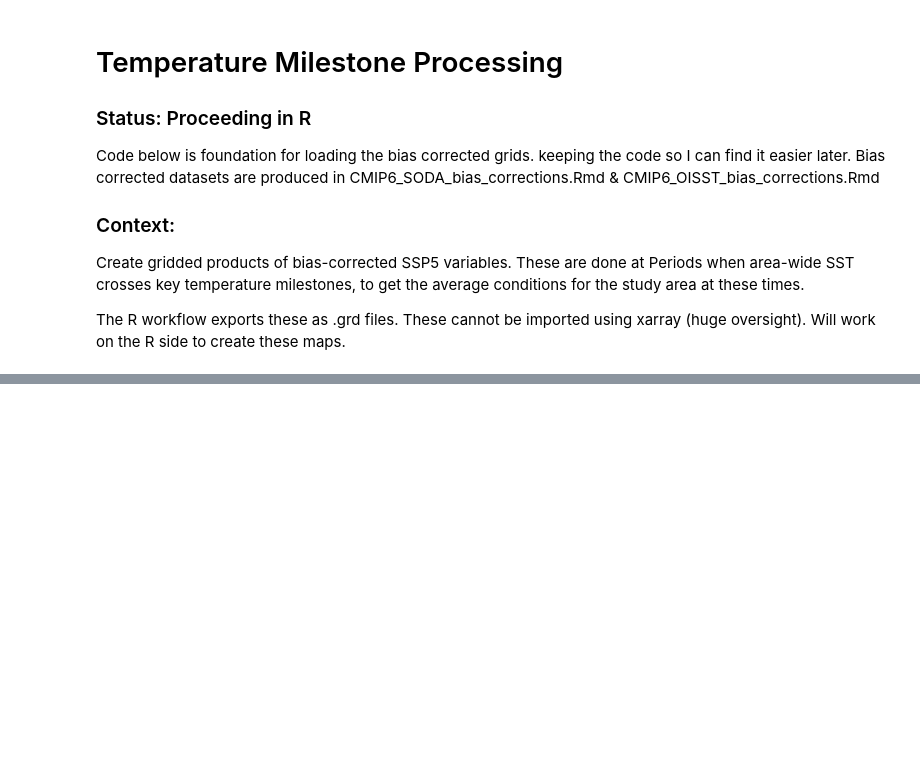
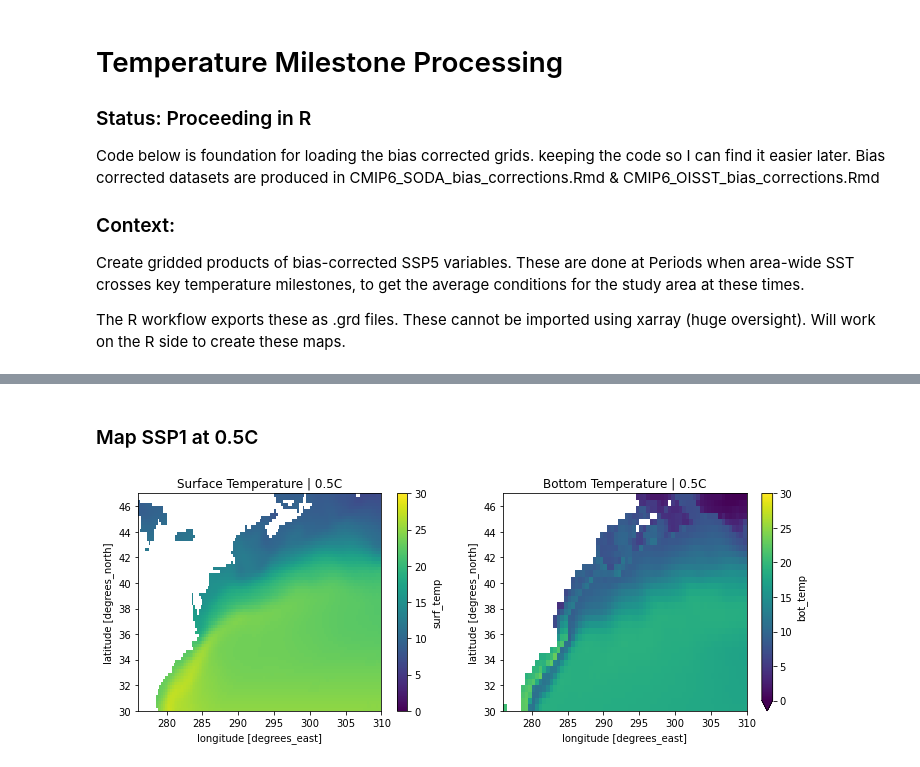
Before and after one commit to adamkemberling/sdm_workflow, a Jupyter notebook: CMIP6_processing/temperature_milestone_conditions.ipynb, the cells around one changed output, grey strips where cells are left out. Drawn from its saved outputs; the diff is of its cells as text; code cells hidden in the pictures; blank space fills up the shorter version.

```diff
--- a/CMIP6_processing/temperature_milestone_conditions.ipynb
+++ b/CMIP6_processing/temperature_milestone_conditions.ipynb
@@ -27,9 +29,9 @@ ssp5_path = f"{cmip_root}/SSP5_85/BiasCorrected/EnsembleData/"
 # Data Loading
 
 # SSP1 Bias Corrected
-ssp1_stemp = xr.open_dataset(f"{ssp1_path}surf_temp/surf_temp_OISST_bias_corrected_mean.nc")
-ssp1_btemp = xr.open_dataset(f"{ssp1_path}bot_temp/bot_temp_SODA_bias_corrected_mean.nc")
+ssp1_stemp = xr.open_dataset(f"{ssp1_path}BiasCorrected/EnsembleData/surf_temp/surf_temp_OISST_bias_corrected_mean.nc").drop("crs").rename({"sst" : "surf_temp"})
+ssp1_btemp = xr.open_dataset(f"{ssp1_path}BiasCorrected/EnsembleData/bot_temp/bot_temp_SODA_bias_corrected_mean.nc").drop("crs")
 
 # SSP5 Bias Corrected
-ssp5_stemp = xr.open_dataset(f"{ssp5_path}surf_temp/surf_temp_OISST_bias_corrected_mean.nc")
-ssp5_btemp = xr.open_dataset(f"{ssp5_path}bot_temp/bot_temp_SODA_bias_corrected_mean.nc")
+ssp5_stemp = xr.open_dataset(f"{ssp5_path}BiasCorrected/EnsembleData/surf_temp/surf_temp_OISST_bias_corrected_mean.nc").drop("crs").rename({"sst" : "surf_temp"})
+ssp5_btemp = xr.open_dataset(f"{ssp5_path}BiasCorrected/EnsembleData/bot_temp/bot_temp_SODA_bias_corrected_mean.nc").drop("crs")
@@ -62,0 +97,4 @@ ssp1_05C = ssp1_full.sel(time = slice("2048-01-01", "2052-12-31")).mean(dim = "t
+# %%
+# Slicing SSP1
+ssp1_05C_stemp = ssp1_stemp.sel(time = slice("2048-01-01", "2052-12-31"), longitude = slice(360-84, 360-50), latitude = slice(47, 30)).mean(dim = "time")
+ssp1_05C_btemp = ssp1_btemp.sel(time = slice("2048-01-01", "2052-12-31"), longitude = slice(360-84, 360-50), latitude = slice(47, 30)).mean(dim = "time")
@@ -62,0 +119,21 @@ ssp1_05C = ssp1_full.sel(time = slice("2048-01-01", "2052-12-31")).mean(dim = "t
+# %% [markdown]
+### Map SSP1 at 0.5C
+# %%
+# Set your chosen color map limits
+vmin = 0  # Minimum value for color mapping
+vmax = 30  # Maximum value for color mapping
+
+# Create subplots
+fig, axes = plt.subplots(1, 2, figsize=(12, 4))
+
+# Plot the first subplot
+ssp1_05C_stemp.surf_temp.plot(ax=axes[0], cmap = "viridis", vmin=vmin, vmax=vmax)
+axes[0].set_title("Surface Temperature | +0.5C")
+
+# Plot the second subplot
+ssp1_05C_btemp.bot_temp.plot(ax=axes[1], cmap = "viridis", vmin=vmin, vmax=vmax)
+axes[1].set_title("Bottom Temperature | +0.5C")
+
+plt.show()
+# %% [output]
+[figure, added]
```
Also changed, not shown: parts of 25 cells of this notebook, 1 other file.
